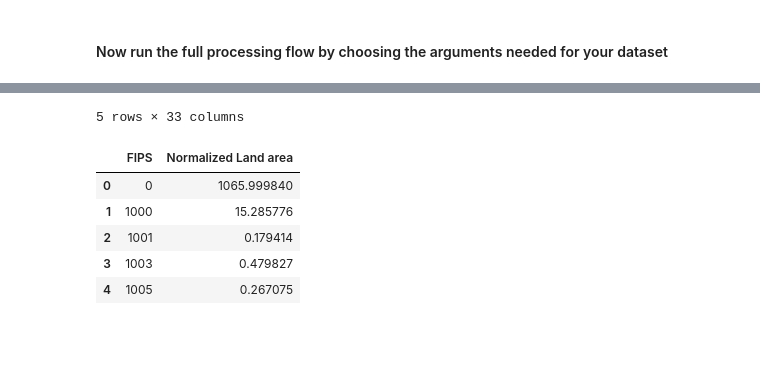
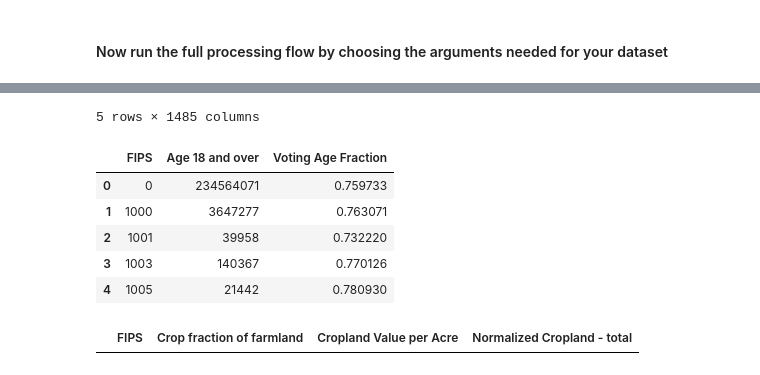
Before and after one commit to reductionista/pres-election, a Jupyter notebook: Process Census Data.ipynb, the cells around one changed output, grey strips where cells are left out. Saved outputs shown, nothing was run; the diff lists cells and outputs as text; code cells hidden in the pictures; blank space fills up the shorter version.

```diff
--- a/Process Census Data.ipynb
+++ b/Process Census Data.ipynb
@@ -117,7 +117,7 @@ def normalize_column(df, name, new_name=None):
 def column_ratio(df, numerators, denominators, name, to_remove=None):
     num = sum([df[col] for col in numerators])
     den = sum([df[col] for col in denominators])
-    df[name] = num / den
+    df[name] = (num / den).fillna(0)
     if to_remove is None:
         to_remove = list(set(numerators + denominators))
     df.drop(to_remove, axis=1, inplace=True)
@@ -151,7 +151,7 @@ def age_range_naming(name):
         return name
 
 def age_derived_columns(df):
-    column_ratio(df, ['Age 18 and over'], ['Age 00 to 18', 'Age 18 and over'], 'Voting Age Fraction')
+    column_ratio(df, ['Age 18 and over'], ['Age 00 to 18', 'Age 18 and over'], 'Voting Age Fraction', to_remove=['Age 00 to 18'])
 
 def agr_derived_columns(df):
     column_ratio(df, ['Value of farm products sold - crops'], ['Value of farm products sold - total'],
@@ -230,7 +230,7 @@ pop_args = {'code': "POP",
 #### Now run the full processing flow by choosing the arguments needed for your dataset
 # %%
 #Choose one of the above argument sets
-args = land_args
+args = age_args
 args.update({'save': True})
 # args.update({'only_most_recent': False})
 
@@ -246,7 +246,11 @@ full_data = process_census_df(full_data, mastkeys, **args)
-5 rows × 33 columns
+5 rows × 1485 columns
-|  | FIPS | Normalized Land area |
-| 0 | 0 | 1065.999840 |
-| 1 | 1000 | 15.285776 |
-| 2 | 1001 | 0.179414 |
-| 3 | 1003 | 0.479827 |
-| 4 | 1005 | 0.267075 |
+|  | FIPS | Age 18 and over | Voting Age Fraction |
+| 0 | 0 | 234564071 | 0.759733 |
+| 1 | 1000 | 3647277 | 0.763071 |
+| 2 | 1001 | 39958 | 0.732220 |
+| 3 | 1003 | 140367 | 0.770126 |
+| 4 | 1005 | 21442 | 0.780930 |
+# %%
+full_data[full_data['Crop fraction of farmland'].isnull()]
+# %% [output]
+|  | FIPS | Crop fraction of farmland | Cropland Value per Acre | Normalized Cropland - total |
```
Also changed, not shown: parts of 1 cell of this notebook, 6 other files.
